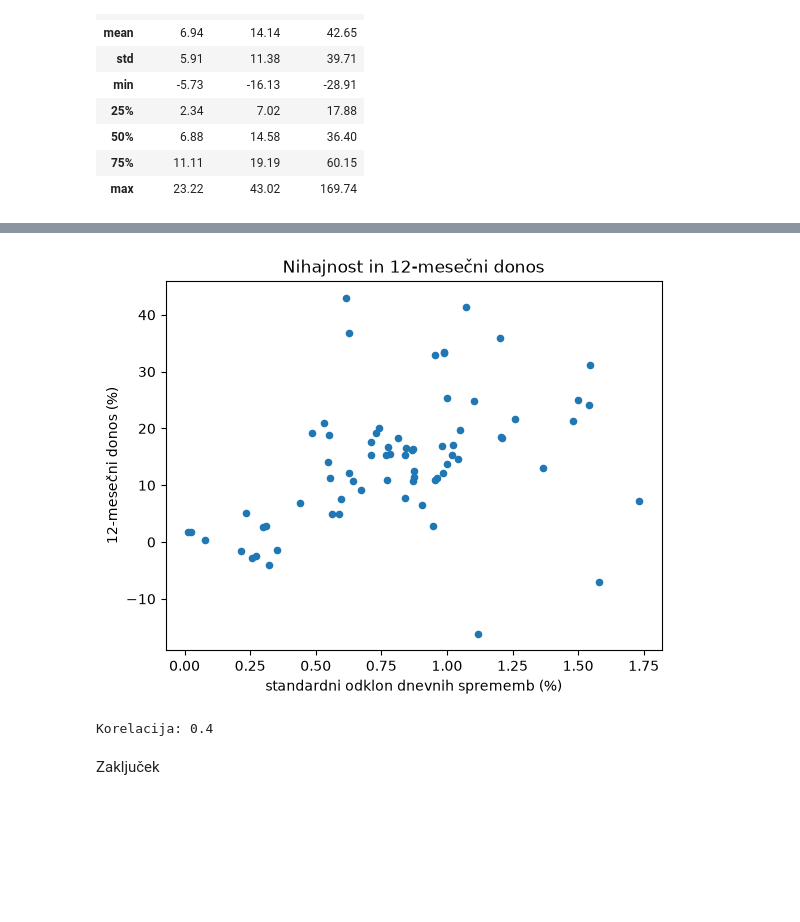
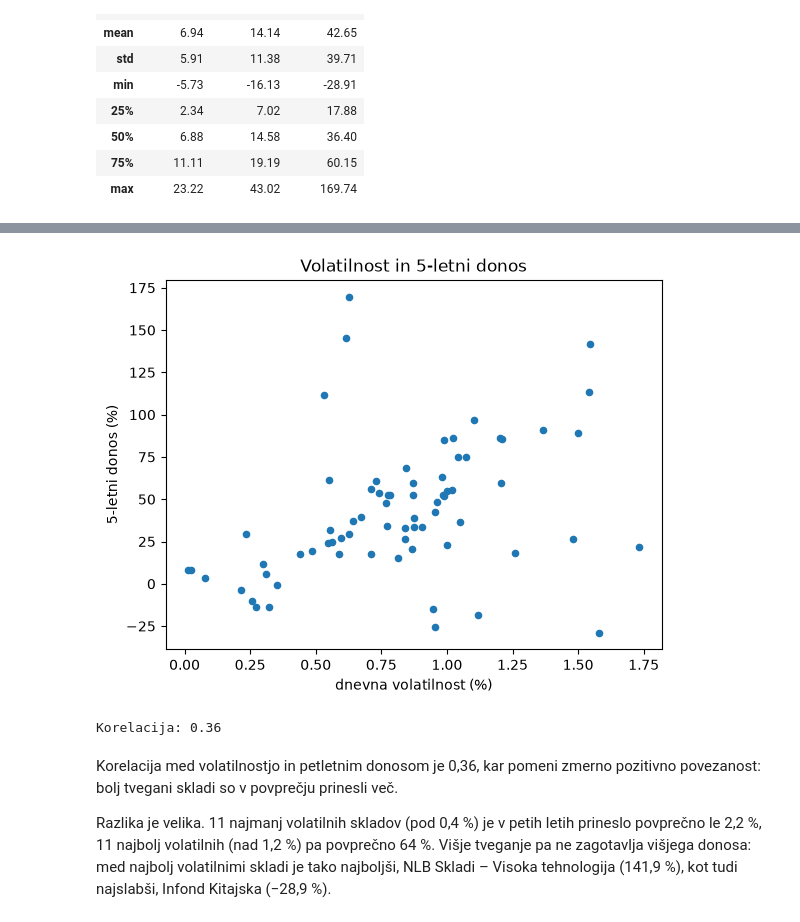
Before and after one commit to le20655/seminarska_naloga_uvp, a Jupyter notebook: analiza.ipynb, the cells around one changed output, grey strips where cells are left out. Cells and saved outputs as stored; diff of their text form; code cells hidden in the pictures; blank space fills up the shorter version.

```diff
--- a/analiza.ipynb
+++ b/analiza.ipynb
@@ -107,6 +247,17 @@ plt.show()
 # %%
 vep = vep.sort_values(["sklad", "datum"])
 vep["sprememba"] = vep.groupby("sklad")["vep"].pct_change() * 100
-nihajnost = vep.groupby("sklad")["sprememba"].std().rename("nihajnost")
-nihajnost.sort_values(ascending=False).head(10).round(2)
+volatilnost = vep.groupby("sklad")["sprememba"].std().rename("volatilnost")
+
+volatilnost.nlargest(10).sort_values().plot.barh(
+    title="10 najbolj volatilnih skladov", color="tab:red"
+)
+plt.xlabel("dnevna volatilnost (%)")
+plt.show()
+
+volatilnost.nsmallest(10).sort_values().plot.barh(
+    title="10 najmanj volatilnih skladov", color="tab:green"
+)
+plt.xlabel("dnevna volatilnost (%)")
+plt.show()
 # %% [output]
@@ -125,15 +272,17 @@ Name: nihajnost, dtype: float64
 # %%
-skladi = skladi.join(nihajnost, on="sklad")
+skladi = skladi.join(volatilnost, on="sklad")
 skladi.plot.scatter(
-    x="nihajnost", y="donos_12m", title="Nihajnost in 12-mesečni donos"
+    x="volatilnost", y="donos_60m", title="Volatilnost in 5-letni donos"
 )
-plt.xlabel("standardni odklon dnevnih sprememb (%)")
-plt.ylabel("12-mesečni donos (%)")
+plt.xlabel("dnevna volatilnost (%)")
+plt.ylabel("5-letni donos (%)")
 plt.show()
-korelacija = skladi["nihajnost"].corr(skladi["donos_12m"])
+korelacija = skladi["volatilnost"].corr(skladi["donos_60m"])
 print("Korelacija:", round(korelacija, 2))
 # %% [output]
-[figure, old version]
+[figure, new version]
-Korelacija: 0.4
+Korelacija: 0.36
 # %% [markdown]
-Zaključek
+Korelacija med volatilnostjo in petletnim donosom je 0,36, kar pomeni zmerno pozitivno povezanost: bolj tvegani skladi so v povprečju prinesli več.
+
+Razlika je velika. 11 najmanj volatilnih skladov (pod 0,4 %) je v petih letih prineslo povprečno le 2,2 %, 11 najbolj volatilnih (nad 1,2 %) pa povprečno 64 %. Višje tveganje pa ne zagotavlja višjega donosa: med najbolj volatilnimi skladi je tako najboljši, NLB Skladi – Visoka tehnologija (141,9 %), kot tudi najslabši, Infond Kitajska (−28,9 %).
```
Also changed, not shown: parts of 31 cells of this notebook.
